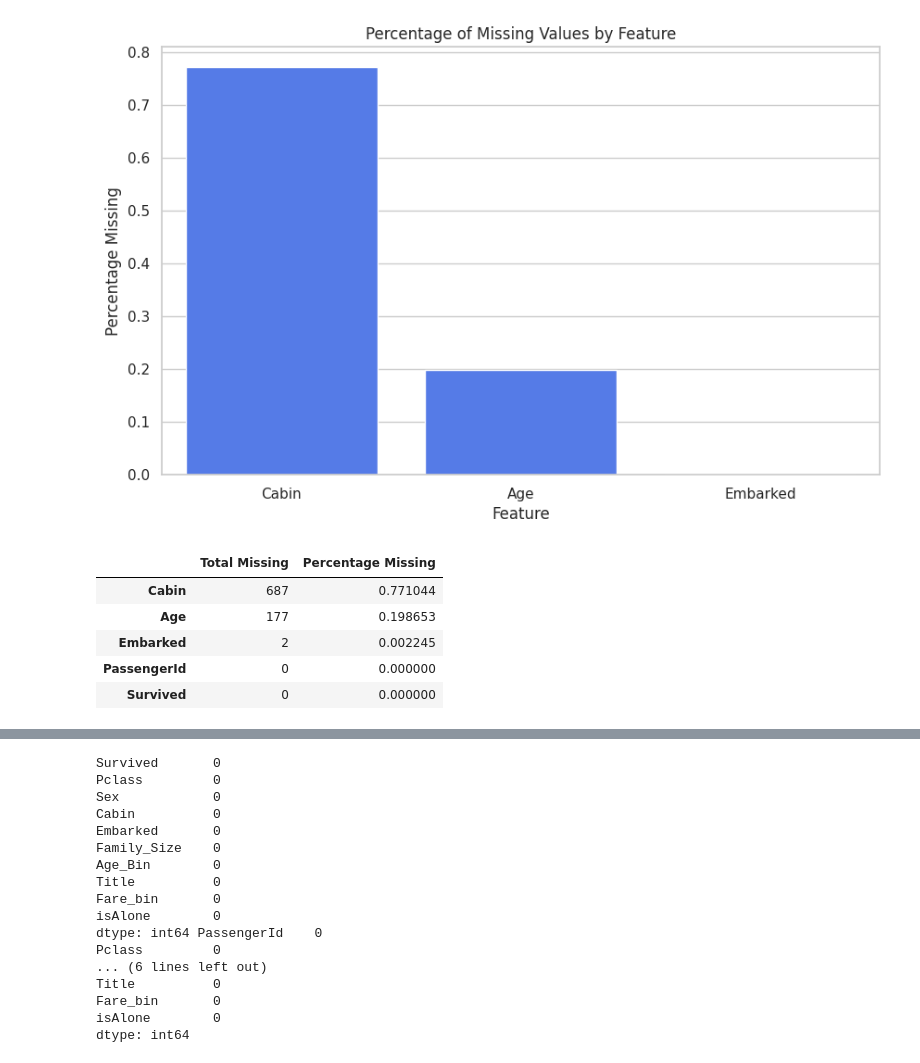
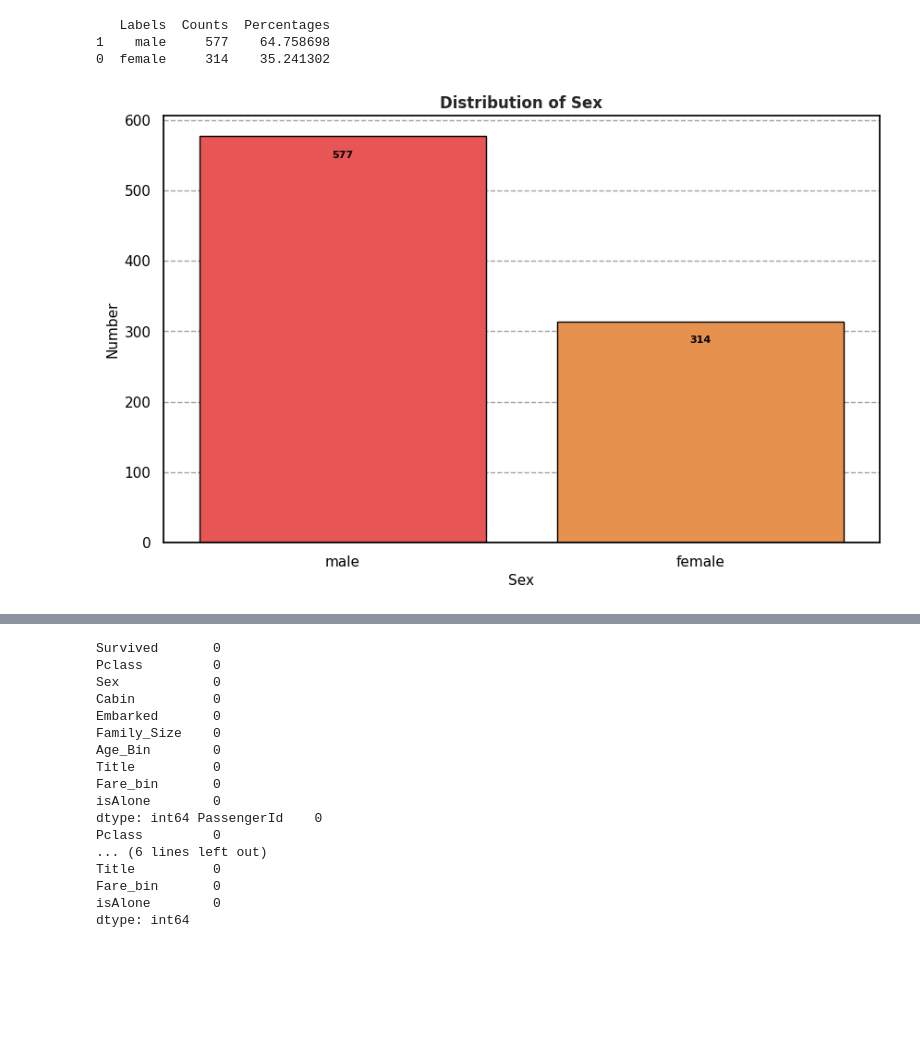
Before and after one commit to ydepledt/kaggle, a Jupyter notebook: titanic/titanic.ipynb, the cells around one changed output, grey strips where cells are left out. Saved outputs shown, nothing was run; the diff lists cells and outputs as text; code cells hidden in the pictures; blank space fills up the shorter version.

```diff
--- a/titanic/titanic.ipynb
+++ b/titanic/titanic.ipynb
@@ -15,6 +21,8 @@ from sklearn.ensemble import RandomForestClassifier
 from sklearn.neighbors import KNeighborsClassifier
 from sklearn.naive_bayes import GaussianNB
 
+import utilities
+
 
 import warnings
 warnings.filterwarnings("ignore", category=FutureWarning)
@@ -23,11 +31,15 @@ warnings.filterwarnings("ignore", category=FutureWarning)
 sex_colors = ['#002c92', '#d80075']
 class_colors = ['skyblue', 'lightgreen', 'salmon']
 
-COLORS = {'PRETTY_BLUE': '#3D6FFF',
-          'PRETTY_RED': '#FF3D3D',
-          'PRETTY_ORANGE': '#FF8E35',
-          'PRETTY_PURPLE': '#BB58FF',
-          'PRETTY_GREEN': '#008c22'
+COLORS = {'BLUE': '#3D6FFF',
+          'RED': '#FF3D3D',
+          'ORANGE': '#FF8E35',
+          'PURPLE': '#BB58FF',
+          'GREEN': '#32CD32',
+          'YELLOW': '#F9DB00',
+          'PINK': '#FFC0CB',
+          'BROWN': '#8B4513',
+          'CYAN': '#00FFFF',
 }
 # %%
 def plot_survived_groupby(dataframe: pd.DataFrame,
@@ -110,30 +102,7 @@ plt.show()
-# %%
-def missing_data(dataframe):
-    total_missing = dataframe.isnull().sum()
-    percentage_missing = total_missing / dataframe.shape[0]
-    missing_info_df = pd.DataFrame({'Total Missing': total_missing,
-                                    'Percentage Missing': percentage_missing})
-    missing_info_df.sort_values(by='Percentage Missing', ascending=False, inplace=True)
-
-    filtered_missing_info_df = missing_info_df[missing_info_df['Percentage Missing'] > 0]
-    plt.figure(figsize=(10, 6))
-    sns.barplot(y='Percentage Missing',
-                x=filtered_missing_info_df.index,
-                data=filtered_missing_info_df,
-                color=COLORS['PRETTY_BLUE'])
-    plt.title('Percentage of Missing Values by Feature')
-    plt.ylabel('Percentage Missing')
-    plt.xlabel('Feature')
-    plt.show()
-
-    return missing_info_df
-
-missing_data(df_train).head()
-# %% [output]
-[figure, removed]
-|  | Total Missing | Percentage Missing |
-| Cabin | 687 | 0.771044 |
-| Age | 177 | 0.198653 |
-| Embarked | 2 | 0.002245 |
-| PassengerId | 0 | 0.000000 |
-| Survived | 0 | 0.000000 |
+# %%
+utilities.plot_hist_discrete_feature(df_train, 'Sex', color=[COLORS['RED'], COLORS['ORANGE']], frequency=False)
+# %% [output]
+   Labels  Counts  Percentages
+1    male     577    64.758698
+0  female     314    35.241302
+[figure, added]
```
Also changed, not shown: parts of 13 cells of this notebook, 2 other files.
